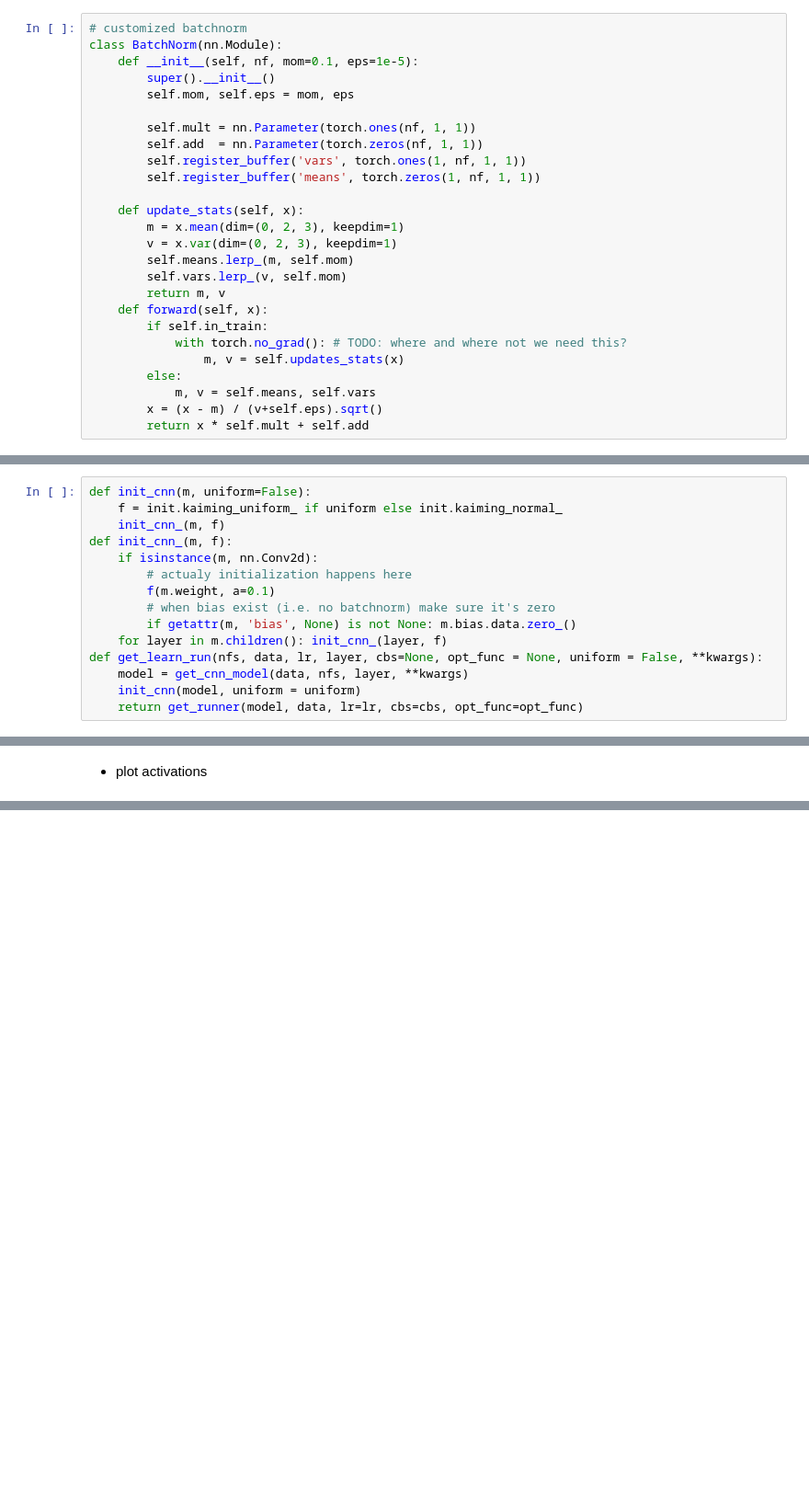
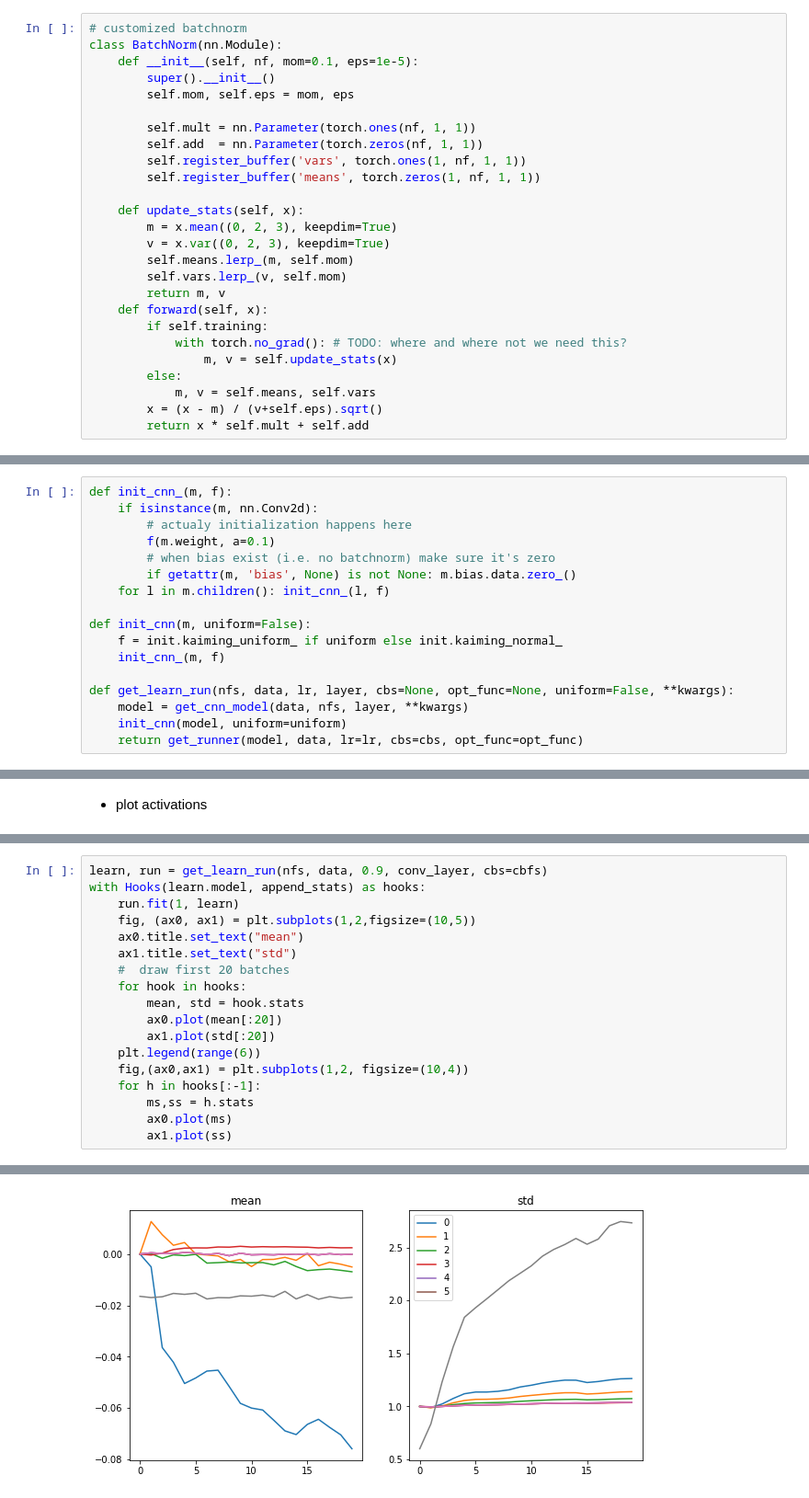
Before and after one commit to SpellOnYou/1000-days-of-code, a Jupyter notebook: fastai_scratch/batchnorm2.ipynb, the cells around one changed output, grey strips where cells are left out. Shown at 92% size. Drawn from its saved outputs; the diff is of its cells as text; blank space fills up the shorter version.

Commit message:
batchnorm plotting

```diff
--- a/fastai_scratch/batchnorm2.ipynb
+++ b/fastai_scratch/batchnorm2.ipynb
@@ -99,15 +88,15 @@ class BatchNorm(nn.Module):
         self.register_buffer('means', torch.zeros(1, nf, 1, 1))
 
     def update_stats(self, x):
-        m = x.mean(dim=(0, 2, 3), keepdim=1)
-        v = x.var(dim=(0, 2, 3), keepdim=1)
+        m = x.mean((0, 2, 3), keepdim=True)
+        v = x.var((0, 2, 3), keepdim=True)
         self.means.lerp_(m, self.mom)
         self.vars.lerp_(v, self.mom)
         return m, v
     def forward(self, x):
-        if self.in_train:
+        if self.training:
             with torch.no_grad(): # TODO: where and where not we need this?
-                m, v = self.updates_stats(x)
+                m, v = self.update_stats(x)
         else:
             m, v = self.means, self.vars
         x = (x - m) / (v+self.eps).sqrt()
@@ -118,17 +107,19 @@ def conv_layer(ni, nf, ks=3, stride=2, bn=True, **kwargs):
     if bn: layers.append(BatchNorm(nf))
     return nn.Sequential(*layers)
 # %%
-def init_cnn(m, uniform=False):
-    f = init.kaiming_uniform_ if uniform else init.kaiming_normal_
-    init_cnn_(m, f)
 def init_cnn_(m, f):
     if isinstance(m, nn.Conv2d):
         # actualy initialization happens here
         f(m.weight, a=0.1)
         # when bias exist (i.e. no batchnorm) make sure it's zero
         if getattr(m, 'bias', None) is not None: m.bias.data.zero_()
-    for layer in m.children(): init_cnn_(layer, f)
-def get_learn_run(nfs, data, lr, layer, cbs=None, opt_func = None, uniform = False, **kwargs):
+    for l in m.children(): init_cnn_(l, f)
+
+def init_cnn(m, uniform=False):
+    f = init.kaiming_uniform_ if uniform else init.kaiming_normal_
+    init_cnn_(m, f)
+
+def get_learn_run(nfs, data, lr, layer, cbs=None, opt_func=None, uniform=False, **kwargs):
     model = get_cnn_model(data, nfs, layer, **kwargs)
-    init_cnn(model, uniform = uniform)
+    init_cnn(model, uniform=uniform)
     return get_runner(model, data, lr=lr, cbs=cbs, opt_func=opt_func)
@@ -138,0 +171,19 @@ learn, run = get_learn_run(nfs, data, 0.9, conv_layer, cbs=cbfs)
+# %%
+learn, run = get_learn_run(nfs, data, 0.9, conv_layer, cbs=cbfs)
+with Hooks(learn.model, append_stats) as hooks:
+    run.fit(1, learn)
+    fig, (ax0, ax1) = plt.subplots(1,2,figsize=(10,5))
+    ax0.title.set_text("mean")
+    ax1.title.set_text("std")
+    #  draw first 20 batches
+    for hook in hooks:
+        mean, std = hook.stats
+        ax0.plot(mean[:20])
+        ax1.plot(std[:20])
+    plt.legend(range(6))
+    fig,(ax0,ax1) = plt.subplots(1,2, figsize=(10,4))
+    for h in hooks[:-1]:
+        ms,ss = h.stats
+        ax0.plot(ms)
+        ax1.plot(ss)
+# %% [output]
@@ -138,0 +192 @@ learn, run = get_learn_run(nfs, data, 0.9, conv_layer, cbs=cbfs)
+[figure, added]
```
Also changed, not shown: parts of 19 cells of this notebook.
